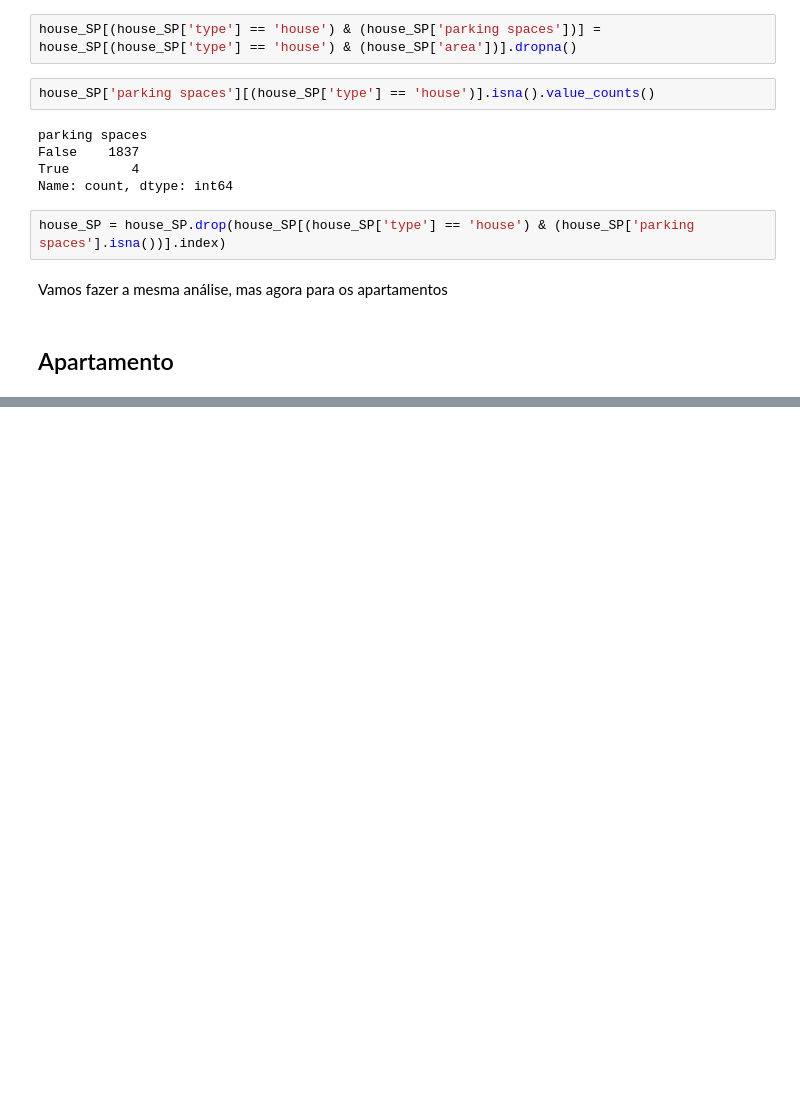
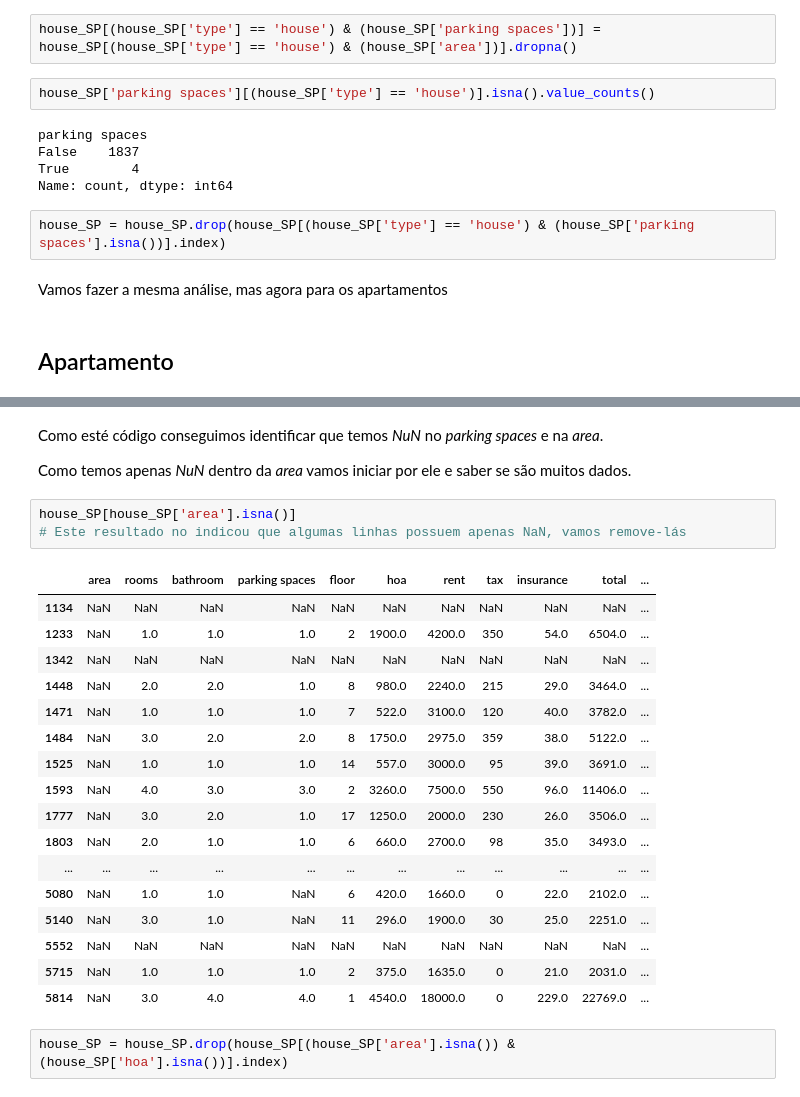
Before and after one commit to mh-pedro/Santander-Tech-Data-Science, a Jupyter notebook: notebook_class.ipynb, the cells around one changed output, grey strips where cells are left out. Saved outputs shown, nothing was run; the diff lists cells and outputs as text; blank space fills up the shorter version.

```diff
--- a/notebook_class.ipynb
+++ b/notebook_class.ipynb
@@ -385,0 +397,27 @@ Vamos fazer a mesma análise, mas agora para os apartamentos
+# %% [markdown]
+Como esté código conseguimos identificar que temos *NuN* no *parking spaces* e na *area*.
+
+Como temos apenas *NuN* dentro da *area* vamos iniciar por ele e saber se são muitos dados.
+# %%
+house_SP[house_SP['area'].isna()]
+# Este resultado no indicou que algumas linhas possuem apenas NaN, vamos remove-lás
+# %% [output]
+|  | area | rooms | bathroom | parking spaces | floor | hoa | rent | tax | insurance | total | ... |
+| 1134 | NaN | NaN | NaN | NaN | NaN | NaN | NaN | NaN | NaN | NaN | ... |
+| 1233 | NaN | 1.0 | 1.0 | 1.0 | 2 | 1900.0 | 4200.0 | 350 | 54.0 | 6504.0 | ... |
+| 1342 | NaN | NaN | NaN | NaN | NaN | NaN | NaN | NaN | NaN | NaN | ... |
+| 1448 | NaN | 2.0 | 2.0 | 1.0 | 8 | 980.0 | 2240.0 | 215 | 29.0 | 3464.0 | ... |
+| 1471 | NaN | 1.0 | 1.0 | 1.0 | 7 | 522.0 | 3100.0 | 120 | 40.0 | 3782.0 | ... |
+| 1484 | NaN | 3.0 | 2.0 | 2.0 | 8 | 1750.0 | 2975.0 | 359 | 38.0 | 5122.0 | ... |
+| 1525 | NaN | 1.0 | 1.0 | 1.0 | 14 | 557.0 | 3000.0 | 95 | 39.0 | 3691.0 | ... |
+| 1593 | NaN | 4.0 | 3.0 | 3.0 | 2 | 3260.0 | 7500.0 | 550 | 96.0 | 11406.0 | ... |
+| 1777 | NaN | 3.0 | 2.0 | 1.0 | 17 | 1250.0 | 2000.0 | 230 | 26.0 | 3506.0 | ... |
+| 1803 | NaN | 2.0 | 1.0 | 1.0 | 6 | 660.0 | 2700.0 | 98 | 35.0 | 3493.0 | ... |
+| ... | ... | ... | ... | ... | ... | ... | ... | ... | ... | ... | ... |
+| 5080 | NaN | 1.0 | 1.0 | NaN | 6 | 420.0 | 1660.0 | 0 | 22.0 | 2102.0 | ... |
+| 5140 | NaN | 3.0 | 1.0 | NaN | 11 | 296.0 | 1900.0 | 30 | 25.0 | 2251.0 | ... |
+| 5552 | NaN | NaN | NaN | NaN | NaN | NaN | NaN | NaN | NaN | NaN | ... |
+| 5715 | NaN | 1.0 | 1.0 | 1.0 | 2 | 375.0 | 1635.0 | 0 | 21.0 | 2031.0 | ... |
+| 5814 | NaN | 3.0 | 4.0 | 4.0 | 1 | 4540.0 | 18000.0 | 0 | 229.0 | 22769.0 | ... |
+# %%
+house_SP = house_SP.drop(house_SP[(house_SP['area'].isna()) & (house_SP['hoa'].isna())].index)
```
Also changed, not shown: parts of 18 cells of this notebook.
